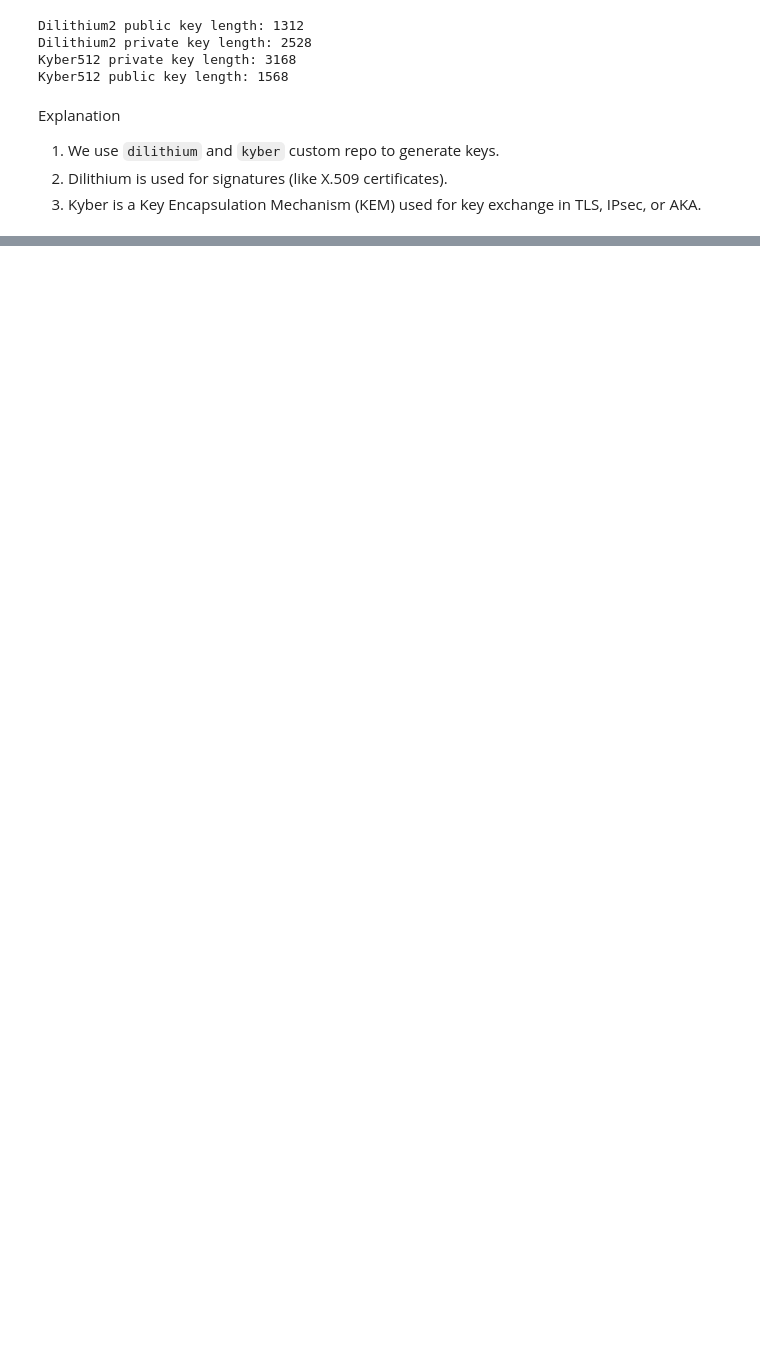
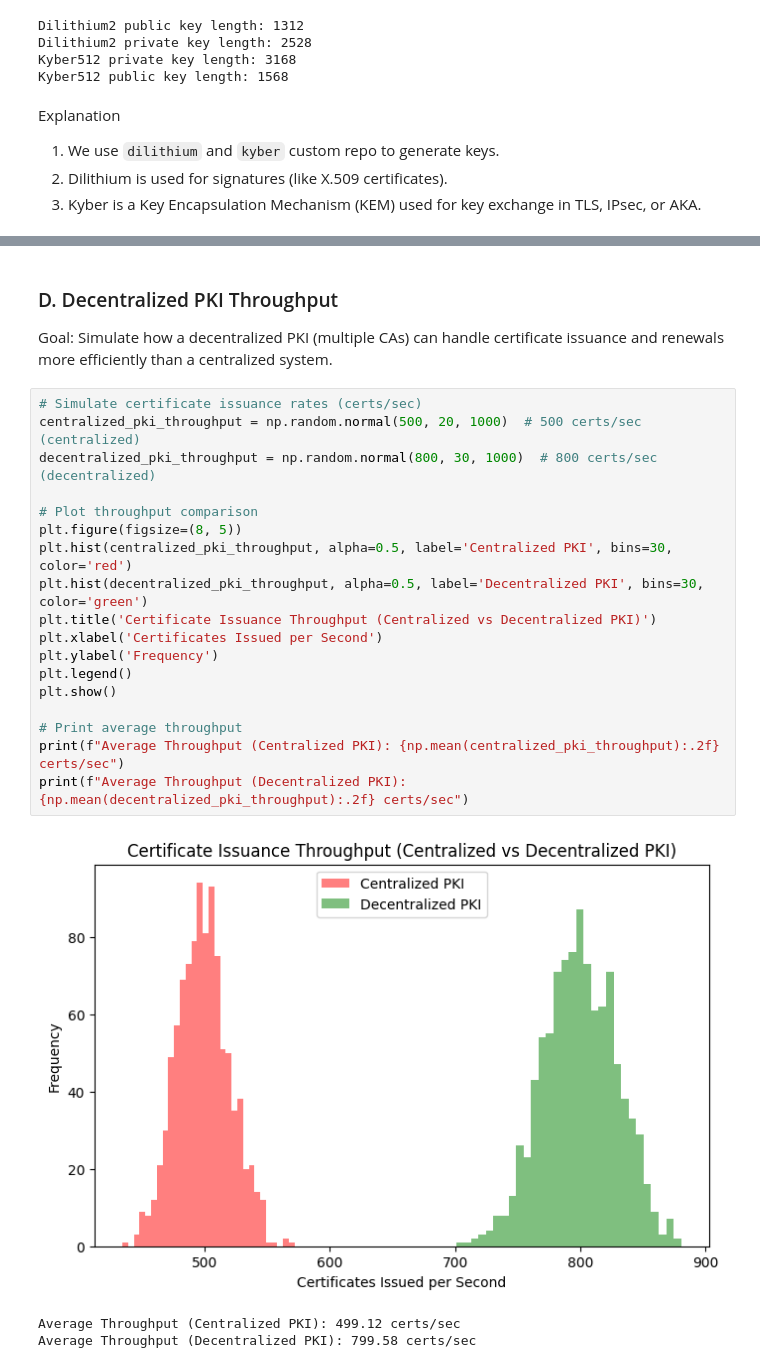
Before and after one commit to mkashani-phd/futureg-quantum-ca, a Jupyter notebook: main.ipynb, the cells around one changed output, grey strips where cells are left out. Cells and saved outputs as stored; diff of their text form; blank space fills up the shorter version.

```diff
--- a/main.ipynb
+++ b/main.ipynb
@@ -226,0 +527,26 @@ NameError: name 'Root' is not defined
+# %% [markdown]
+### D. Decentralized PKI Throughput
+Goal:
+Simulate how a decentralized PKI (multiple CAs) can handle certificate issuance and renewals more efficiently than a centralized system.
+# %%
+# Simulate certificate issuance rates (certs/sec)
+centralized_pki_throughput = np.random.normal(500, 20, 1000)  # 500 certs/sec (centralized)
+decentralized_pki_throughput = np.random.normal(800, 30, 1000)  # 800 certs/sec (decentralized)
+
+# Plot throughput comparison
+plt.figure(figsize=(8, 5))
+plt.hist(centralized_pki_throughput, alpha=0.5, label='Centralized PKI', bins=30, color='red')
+plt.hist(decentralized_pki_throughput, alpha=0.5, label='Decentralized PKI', bins=30, color='green')
+plt.title('Certificate Issuance Throughput (Centralized vs Decentralized PKI)')
+plt.xlabel('Certificates Issued per Second')
+plt.ylabel('Frequency')
+plt.legend()
+plt.show()
+
+# Print average throughput
+print(f"Average Throughput (Centralized PKI): {np.mean(centralized_pki_throughput):.2f} certs/sec")
+print(f"Average Throughput (Decentralized PKI): {np.mean(decentralized_pki_throughput):.2f} certs/sec")
+# %% [output]
+[figure, added]
+Average Throughput (Centralized PKI): 499.12 certs/sec
+Average Throughput (Decentralized PKI): 799.58 certs/sec
```
Also changed, not shown: parts of 55 cells of this notebook, 1 other file.
